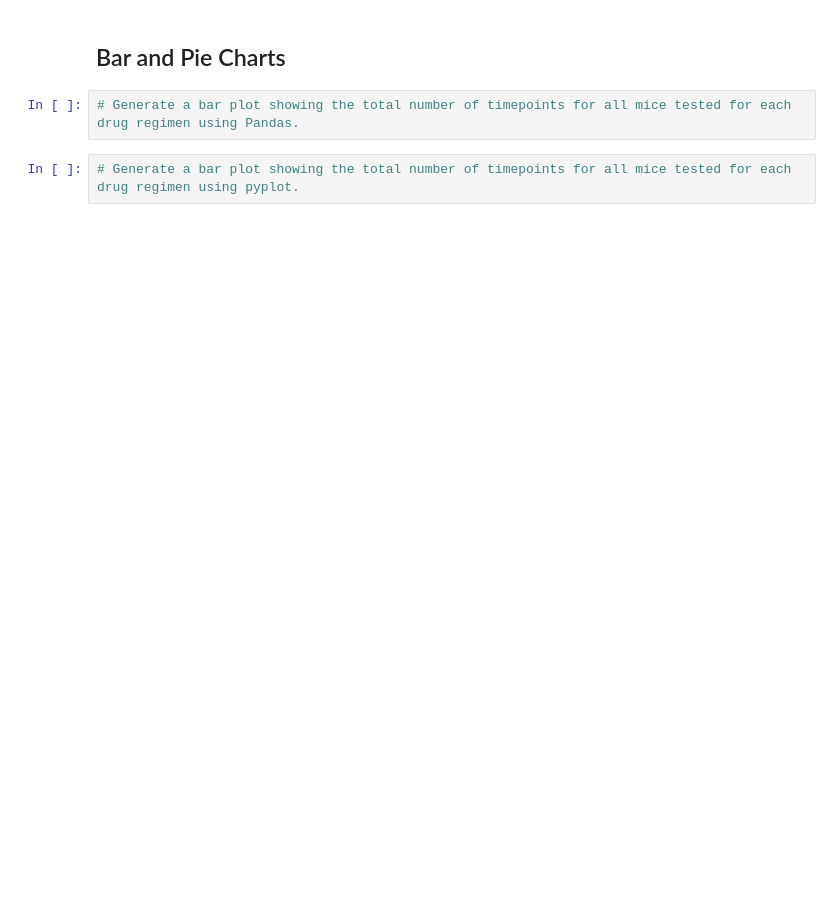
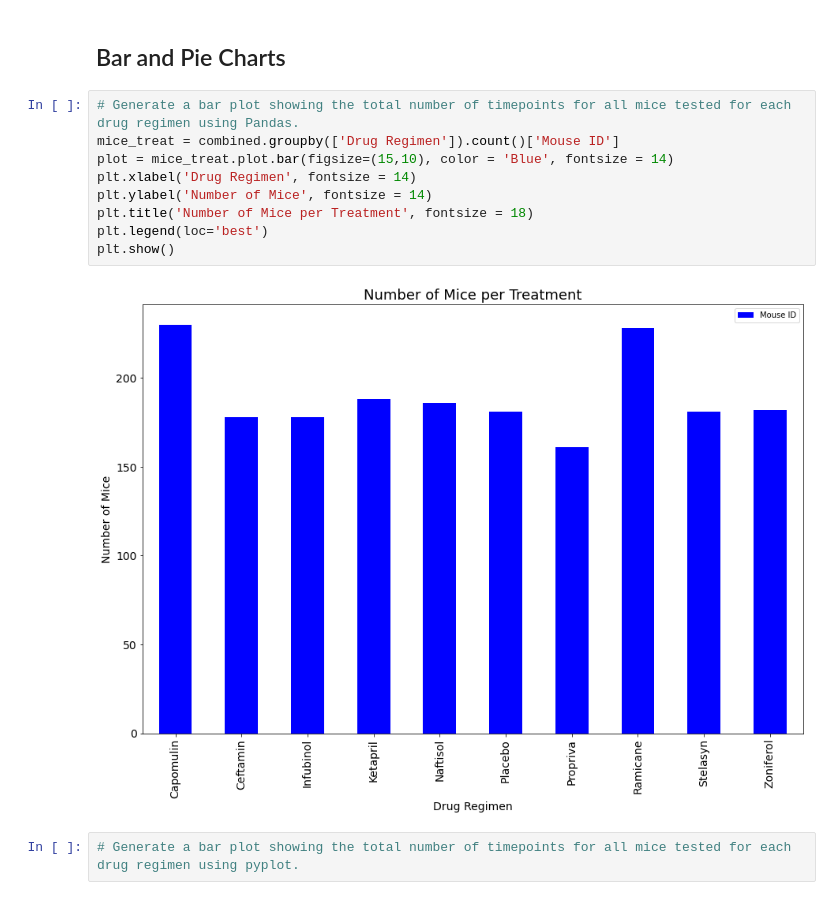
Before and after one commit to 86burke/matplotlib_challenge, a Jupyter notebook: Instructions/Pymaceuticals/pymaceuticals_starter.ipynb, the cells around one changed output. Drawn from its saved outputs; the diff is of its cells as text; blank space fills up the shorter version.

```diff
--- a/Instructions/Pymaceuticals/pymaceuticals_starter.ipynb
+++ b/Instructions/Pymaceuticals/pymaceuticals_starter.ipynb
@@ -55,6 +125,15 @@ combined.head()
 ## Bar and Pie Charts
 # %%
 # Generate a bar plot showing the total number of timepoints for all mice tested for each drug regimen using Pandas.
+mice_treat = combined.groupby(['Drug Regimen']).count()['Mouse ID']
+plot = mice_treat.plot.bar(figsize=(15,10), color = 'Blue', fontsize = 14)
+plt.xlabel('Drug Regimen', fontsize = 14)
+plt.ylabel('Number of Mice', fontsize = 14)
+plt.title('Number of Mice per Treatment', fontsize = 18)
+plt.legend(loc='best')
+plt.show()
+# %% [output]
+[figure, added]
 # %%
 # Generate a bar plot showing the total number of timepoints for all mice tested for each drug regimen using pyplot.
 # %%
```
Also changed, not shown: parts of 10 cells of this notebook.
